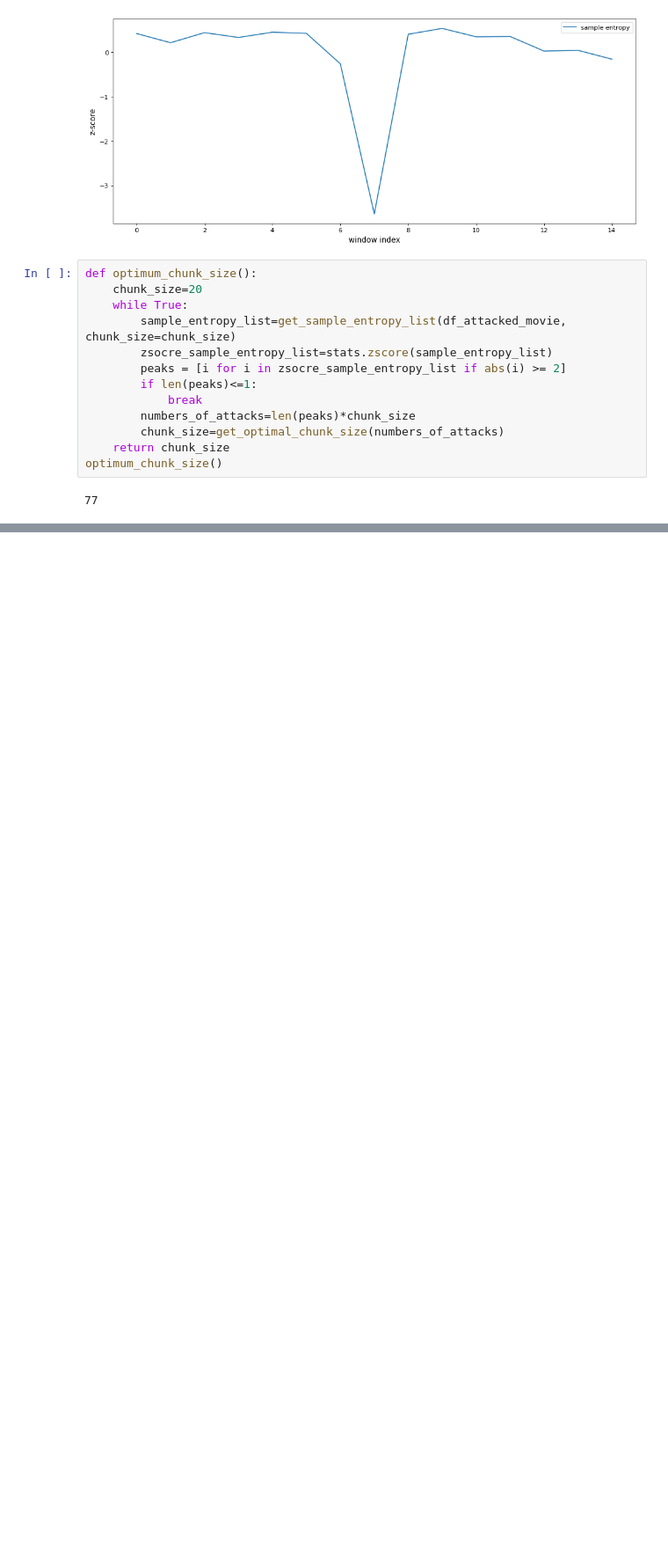
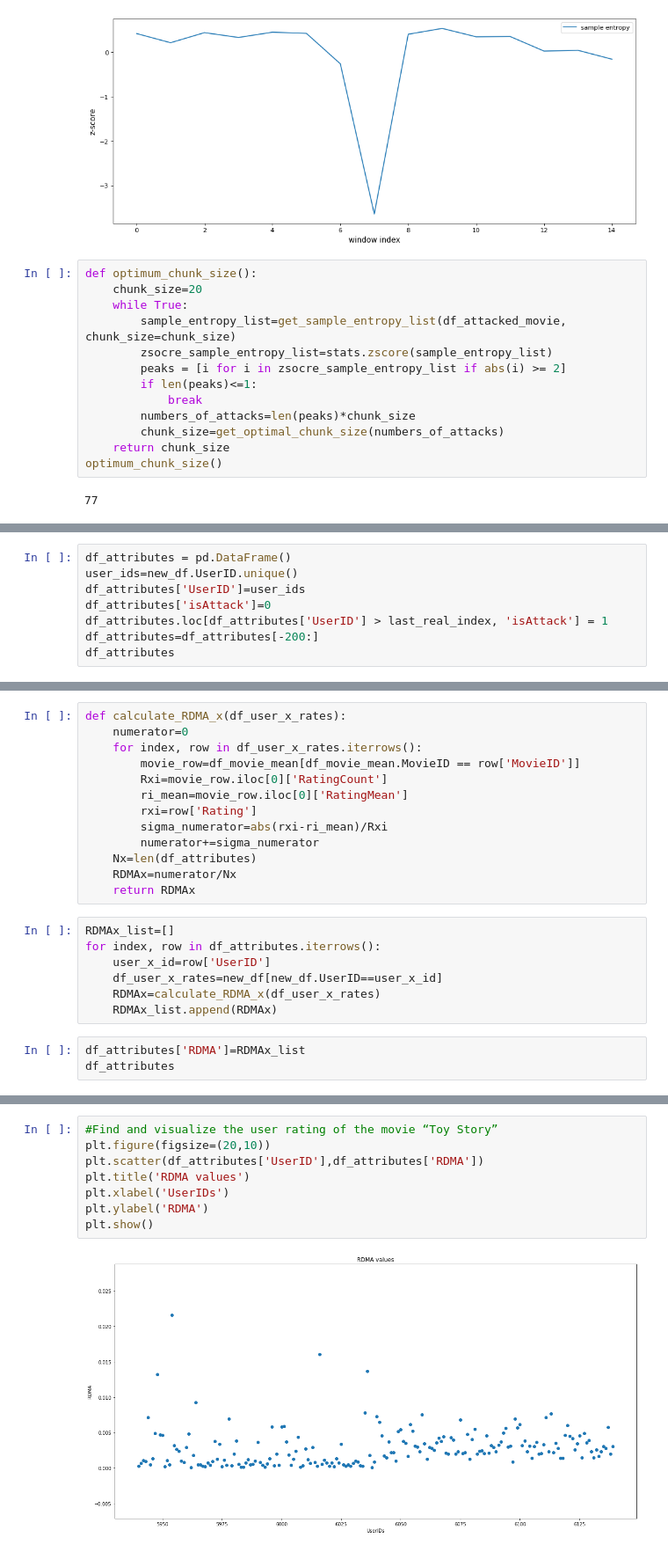
Before and after one commit to ebarkhordar/shilling-attack-detection-for-recommender-systems, a Jupyter notebook: analyze.ipynb, the cells around one changed output, grey strips where cells are left out. Shown at 88% size. Cells and saved outputs as stored; diff of their text form; blank space fills up the shorter version.

```diff
--- a/analyze.ipynb
+++ b/analyze.ipynb
@@ -1183,0 +690,8 @@ zscore_entropy_plot(77)
+# %%
+df_attributes = pd.DataFrame()
+user_ids=new_df.UserID.unique()
+df_attributes['UserID']=user_ids
+df_attributes['isAttack']=0
+df_attributes.loc[df_attributes['UserID'] > last_real_index, 'isAttack'] = 1
+df_attributes=df_attributes[-200:]
+df_attributes
@@ -1183,0 +712,23 @@ zscore_entropy_plot(77)
+# %%
+def calculate_RDMA_x(df_user_x_rates):
+    numerator=0
+    for index, row in df_user_x_rates.iterrows():
+        movie_row=df_movie_mean[df_movie_mean.MovieID == row['MovieID']]
+        Rxi=movie_row.iloc[0]['RatingCount']
+        ri_mean=movie_row.iloc[0]['RatingMean']
+        rxi=row['Rating']
+        sigma_numerator=abs(rxi-ri_mean)/Rxi
+        numerator+=sigma_numerator
+    Nx=len(df_attributes)
+    RDMAx=numerator/Nx
+    return RDMAx
+# %%
+RDMAx_list=[]
+for index, row in df_attributes.iterrows():
+    user_x_id=row['UserID']
+    df_user_x_rates=new_df[new_df.UserID==user_x_id]
+    RDMAx=calculate_RDMA_x(df_user_x_rates)
+    RDMAx_list.append(RDMAx)
+# %%
+df_attributes['RDMA']=RDMAx_list
+df_attributes
@@ -1183,0 +749,10 @@ zscore_entropy_plot(77)
+# %%
+#Find and visualize the user rating of the movie “Toy Story”
+plt.figure(figsize=(20,10))
+plt.scatter(df_attributes['UserID'],df_attributes['RDMA'])
+plt.title('RDMA values')
+plt.xlabel('UserIDs')
+plt.ylabel('RDMA')
+plt.show()
+# %% [output]
+[figure, added]
```
Also changed, not shown: parts of 66 cells of this notebook, 1 other file.
